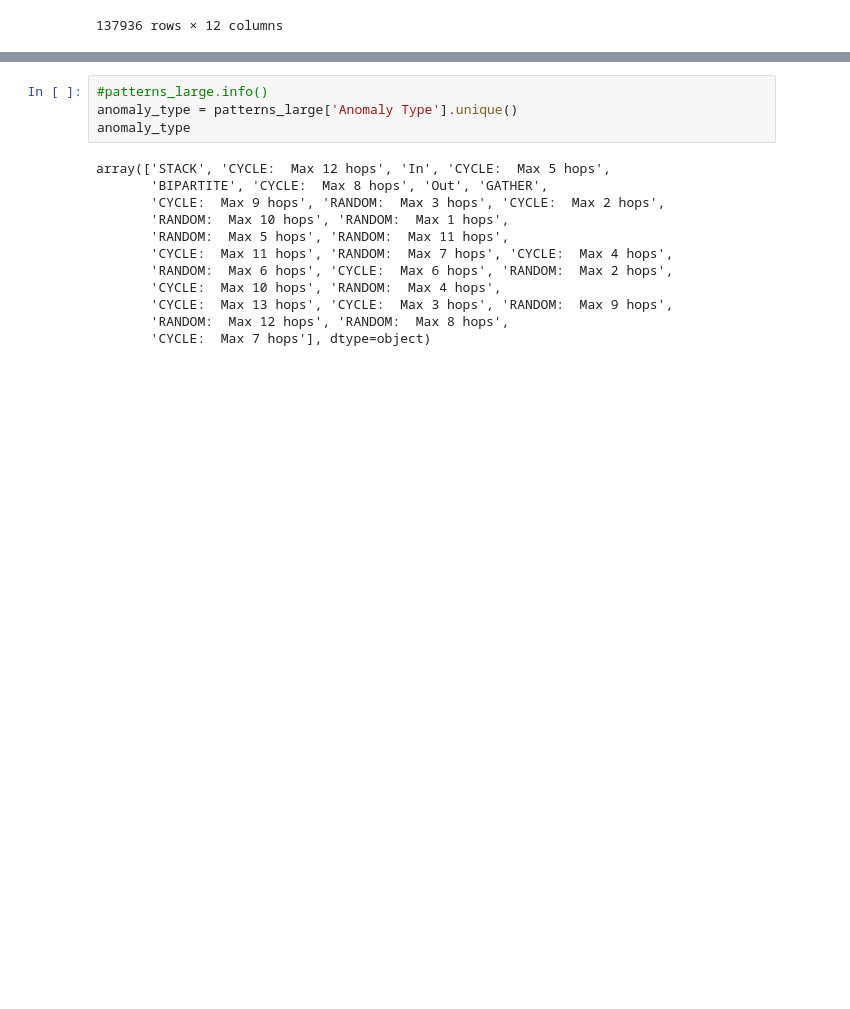
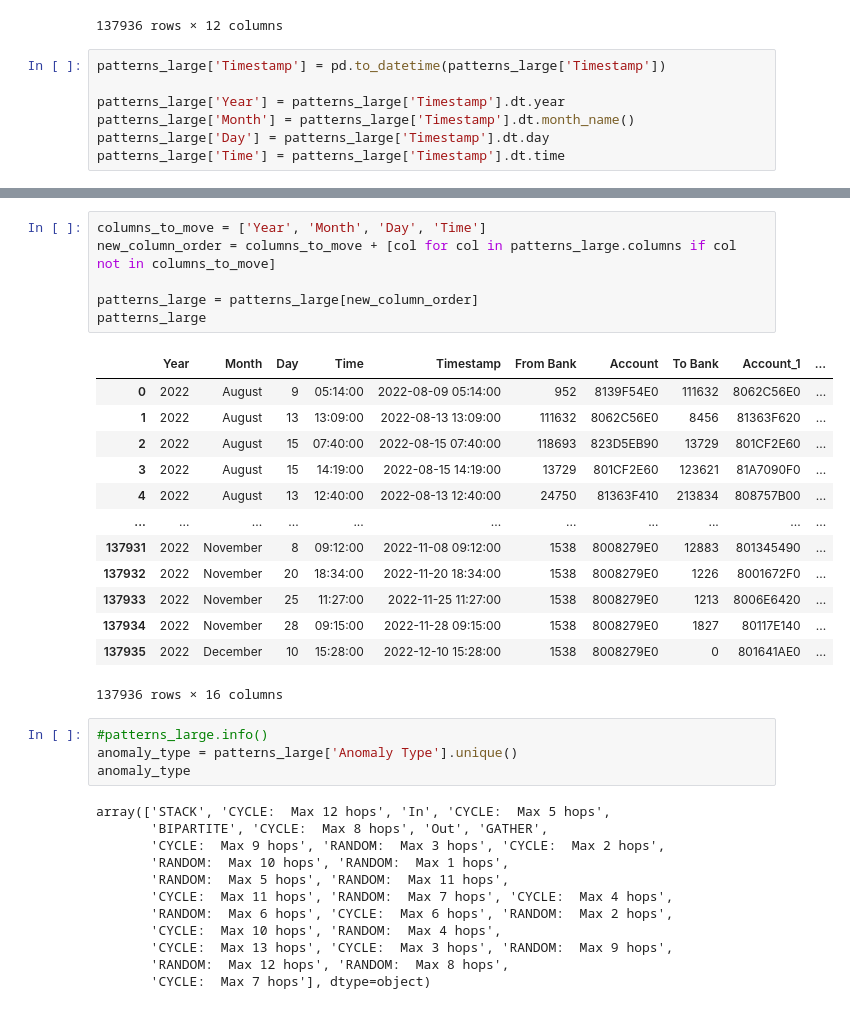
Before and after one commit to ElizabethSeth/med, a Jupyter notebook: notebooks/data_upload.ipynb, the cells around one changed output, grey strips where cells are left out. Drawn from its saved outputs; the diff is of its cells as text; blank space fills up the shorter version.

```diff
--- a/notebooks/data_upload.ipynb
+++ b/notebooks/data_upload.ipynb
@@ -241,3 +241,10 @@ patterns_large
 | 137934 | 2022/11/28 09:15 | 1538 | 8008279E0 | 1827 | 80117E140 | 11919.51 | Euro | 11919.51 | ... |
 | 137935 | 2022/12/10 15:28 | 1538 | 8008279E0 | 0 | 801641AE0 | 15457.82 | US Dollar | 15457.82 | ... |
 137936 rows × 12 columns
+# %%
+patterns_large['Timestamp'] = pd.to_datetime(patterns_large['Timestamp'])
+
+patterns_large['Year'] = patterns_large['Timestamp'].dt.year
+patterns_large['Month'] = patterns_large['Timestamp'].dt.month_name()
+patterns_large['Day'] = patterns_large['Timestamp'].dt.day
+patterns_large['Time'] = patterns_large['Timestamp'].dt.time
@@ -244,3 +267,23 @@ patterns_large
+# %%
+columns_to_move = ['Year', 'Month', 'Day', 'Time']
+new_column_order = columns_to_move + [col for col in patterns_large.columns if col not in columns_to_move]
+
+patterns_large = patterns_large[new_column_order]
+patterns_large
+# %% [output]
+|  | Year | Month | Day | Time | Timestamp | From Bank | Account | To Bank | Account_1 | ... |
+| 0 | 2022 | August | 9 | 05:14:00 | 2022-08-09 05:14:00 | 952 | 8139F54E0 | 111632 | 8062C56E0 | ... |
+| 1 | 2022 | August | 13 | 13:09:00 | 2022-08-13 13:09:00 | 111632 | 8062C56E0 | 8456 | 81363F620 | ... |
+| 2 | 2022 | August | 15 | 07:40:00 | 2022-08-15 07:40:00 | 118693 | 823D5EB90 | 13729 | 801CF2E60 | ... |
+| 3 | 2022 | August | 15 | 14:19:00 | 2022-08-15 14:19:00 | 13729 | 801CF2E60 | 123621 | 81A7090F0 | ... |
+| 4 | 2022 | August | 13 | 12:40:00 | 2022-08-13 12:40:00 | 24750 | 81363F410 | 213834 | 808757B00 | ... |
+| ... | ... | ... | ... | ... | ... | ... | ... | ... | ... | ... |
+| 137931 | 2022 | November | 8 | 09:12:00 | 2022-11-08 09:12:00 | 1538 | 8008279E0 | 12883 | 801345490 | ... |
+| 137932 | 2022 | November | 20 | 18:34:00 | 2022-11-20 18:34:00 | 1538 | 8008279E0 | 1226 | 8001672F0 | ... |
+| 137933 | 2022 | November | 25 | 11:27:00 | 2022-11-25 11:27:00 | 1538 | 8008279E0 | 1213 | 8006E6420 | ... |
+| 137934 | 2022 | November | 28 | 09:15:00 | 2022-11-28 09:15:00 | 1538 | 8008279E0 | 1827 | 80117E140 | ... |
+| 137935 | 2022 | December | 10 | 15:28:00 | 2022-12-10 15:28:00 | 1538 | 8008279E0 | 0 | 801641AE0 | ... |
+137936 rows × 16 columns
 # %%
 #patterns_large.info()
 anomaly_type = patterns_large['Anomaly Type'].unique()
```
Also changed, not shown: parts of 1 cell of this notebook.
